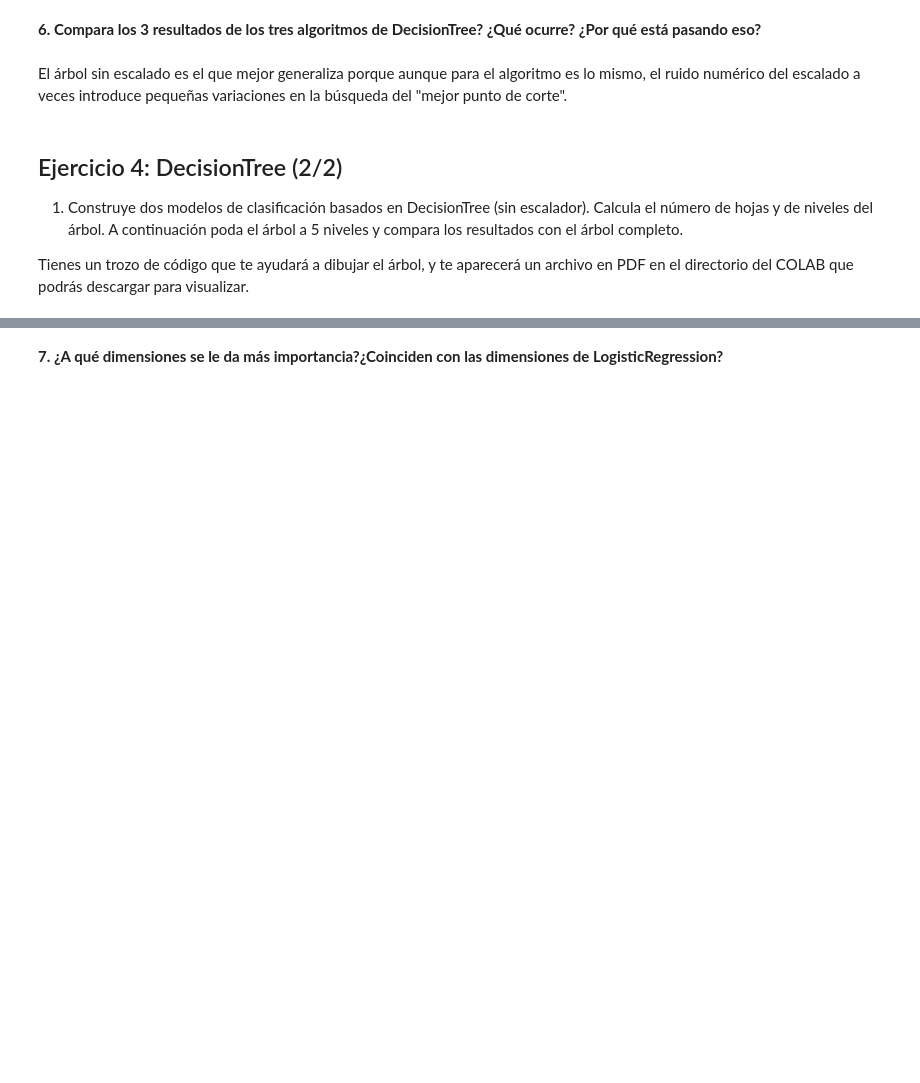
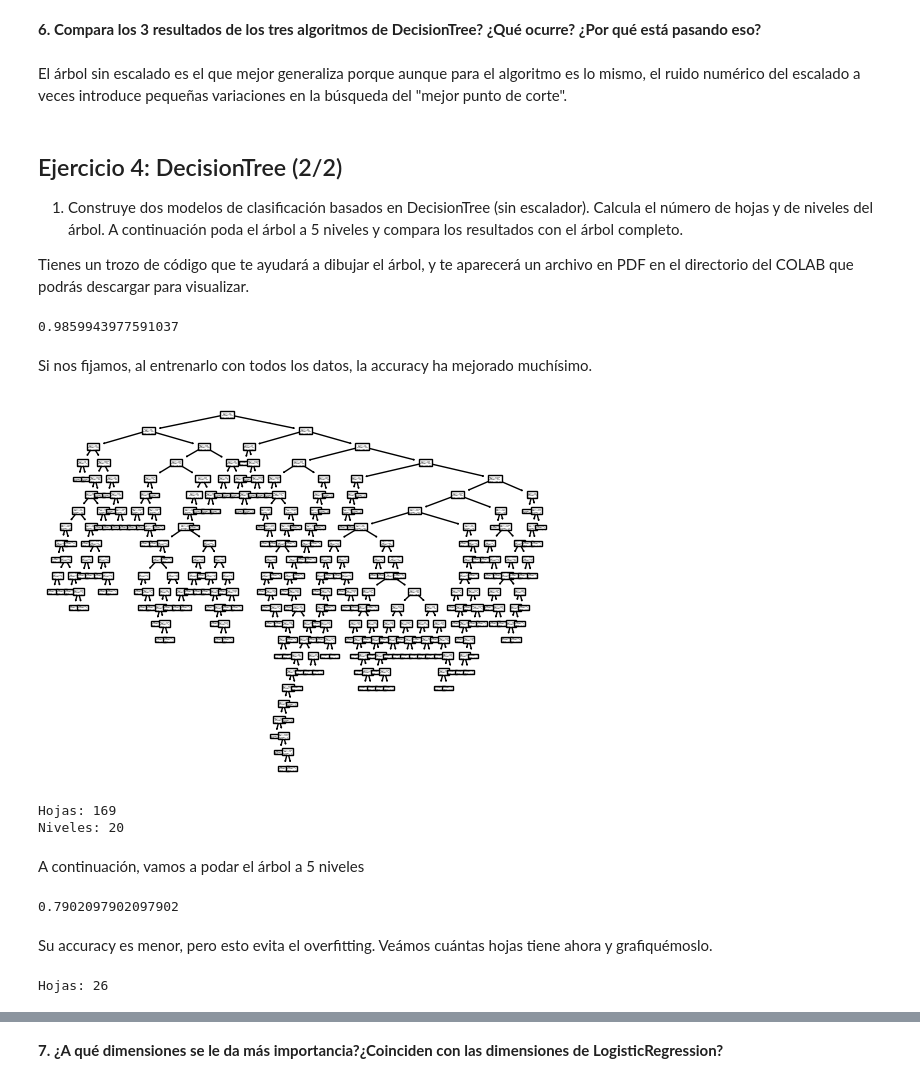
Before and after one commit to jimenami/master_ciencia_datos, a Jupyter notebook: DATA_MINING/DM2025_Clasificación.ipynb, the cells around one changed output, grey strips where cells are left out. Cells and saved outputs as stored; diff of their text form; code cells hidden in the pictures; blank space fills up the shorter version.

```diff
--- a/DATA_MINING/DM2025_Clasificación.ipynb
+++ b/DATA_MINING/DM2025_Clasificación.ipynb
@@ -527,13 +527,51 @@ El árbol sin escalado es el que mejor generaliza porque aunque para el algoritm
 1.   Construye dos modelos de clasificación basados en DecisionTree (sin escalador). Calcula el número de hojas y de niveles del árbol. A continuación poda el árbol a 5 niveles y compara los resultados con el árbol completo.
 
 Tienes un trozo de código que te ayudará a dibujar el árbol, y te aparecerá un archivo en PDF en el directorio del COLAB que podrás descargar para visualizar.
+# %%
+from sklearn import tree
+arbol = tree.DecisionTreeClassifier()
+
+# Lo vamos a entrenar con todos los datos, sin hacer división de train-test
+arbol.fit(X, y)
+arbol.score(X,y)
+# %% [output]
+0.9859943977591037
+# %% [markdown]
+Si nos fijamos, al entrenarlo con todos los datos, la accuracy ha mejorado muchísimo.
 # %%
 # Para dibujar el árbol
 from sklearn import tree
 # Para guardar el árbol con una resolución que se pueda ver
 import matplotlib.pyplot as plt
 
 # "model" la variable que tiene el modelo de ML que quieres dibujar
 
-tree.plot_tree(model)
-plt.savefig('Nombre_del_archivo.pdf')
+tree.plot_tree(arbol)
+plt.savefig('arbol_sin_podar.pdf')
+# %% [output]
+[figure, added]
+# %%
+# Calculamos el nº de niveles y de hojas
+niveles = arbol.get_depth()
+hojas = arbol.get_n_leaves()
+print("Hojas:", hojas)
+print("Niveles:", niveles)
+# %% [output]
+Hojas: 169
+Niveles: 20
+# %% [markdown]
+A continuación, vamos a podar el árbol a 5 niveles
+# %%
+from sklearn import tree
+arbol2 = tree.DecisionTreeClassifier(max_depth=5)
+arbol2.fit(X_train, y_train)
+arbol2.score(X_test, y_test)
+# %% [output]
+0.7902097902097902
+# %% [markdown]
+Su accuracy es menor, pero esto evita el overfitting. Veámos cuántas hojas tiene ahora y grafiquémoslo.
+# %%
+hojas = arbol2.get_n_leaves()
+print("Hojas:", hojas)
+# %% [output]
+Hojas: 26
```
Also changed, not shown: parts of 4 cells of this notebook.
